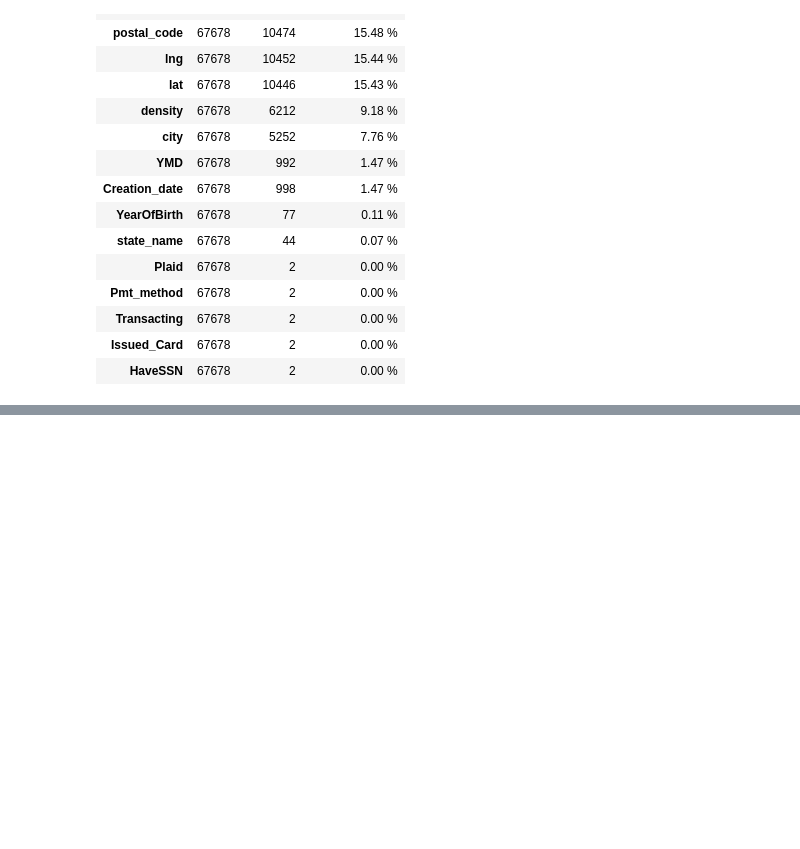
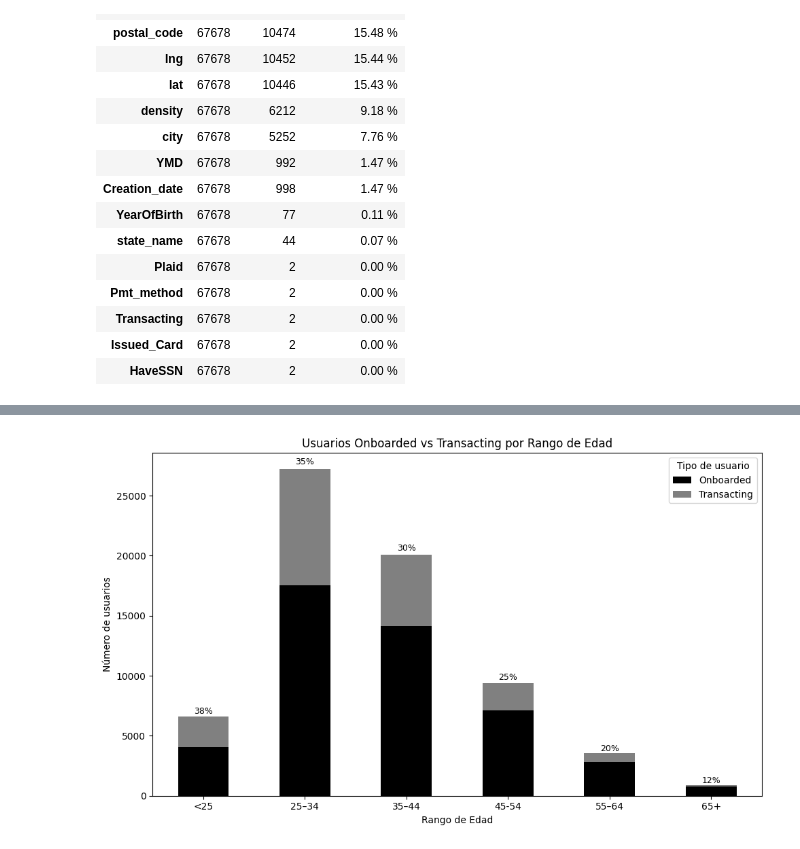
Before and after one commit to christiangarza1505813/Tesina, a Jupyter notebook: Model/model.ipynb, the cells around one changed output, grey strips where cells are left out. Saved outputs shown, nothing was run; the diff lists cells and outputs as text; code cells hidden in the pictures; blank space fills up the shorter version.

```diff
--- a/Model/model.ipynb
+++ b/Model/model.ipynb
@@ -126,0 +297,54 @@ display(sty)
+# %%
+
+# --- 1) Año actual
+year_now = pd.Timestamp.now().year
+
+# --- 2) Calcular edad y filtrar outliers
+df_age = df.copy()
+df_age['Edad'] = year_now - df_age['YearOfBirth']
+df_age = df_age[df_age['YearOfBirth'] != 1900]  # excluir outlier
+
+# --- 3) Definir rangos de edad
+bins = [0, 24, 34, 44, 54,64, 120]  # puedes ajustar el último valor
+labels = ['<25','25–34','35–44','45-54','55–64','65+']
+df_age['RangoEdad'] = pd.cut(df_age['Edad'], bins=bins, labels=labels, right=True)
+
+# --- 4) Agrupar por rango de edad y Transacting
+counts = (df_age.groupby(['RangoEdad','Transacting'])
+                  .size()
+                  .reset_index(name='n_usuarios'))
+
+# --- 5) Pivot para gráfico
+pivot = counts.pivot(index='RangoEdad', columns='Transacting', values='n_usuarios').fillna(0)
+pivot.columns = ['Onboarded','Transacting']
+
+# --- 6) % transaccionales
+pivot['% Transacting'] = (pivot['Transacting'] / (pivot['Onboarded'] + pivot['Transacting'])) * 100
+
+# --- 7) Gráfico apilado
+ax = pivot[['Onboarded','Transacting']].plot(
+    kind='bar', stacked=True, figsize=(10,6),
+    color=['black','grey']
+)
+
+# --- 8) Etiquetas con % (redondeado a 0 decimales)
+for idx, (onb, tra, pct) in enumerate(zip(pivot['Onboarded'], pivot['Transacting'], pivot['% Transacting'])):
+    total = onb + tra
+    if total > 0:
+        ax.text(
+            idx, total + total*0.01,
+            f"{pct:.0f}%",
+            ha='center', va='bottom',
+            fontsize=9, color='black'
+        )
+
+# --- 9) Detalles
+plt.title("Usuarios Onboarded vs Transacting por Rango de Edad")
+plt.xlabel("Rango de Edad")
+plt.ylabel("Número de usuarios")
+plt.xticks(rotation=0)
+plt.legend(title="Tipo de usuario")
+plt.tight_layout()
+plt.show()
+# %% [output]
+[figure, added]
```
Also changed, not shown: parts of 5 cells of this notebook.
